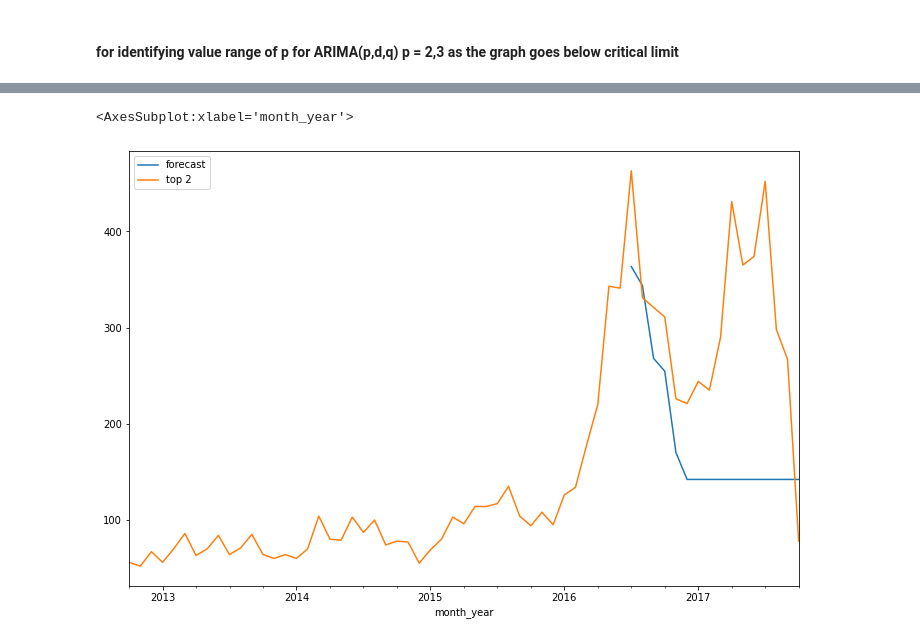
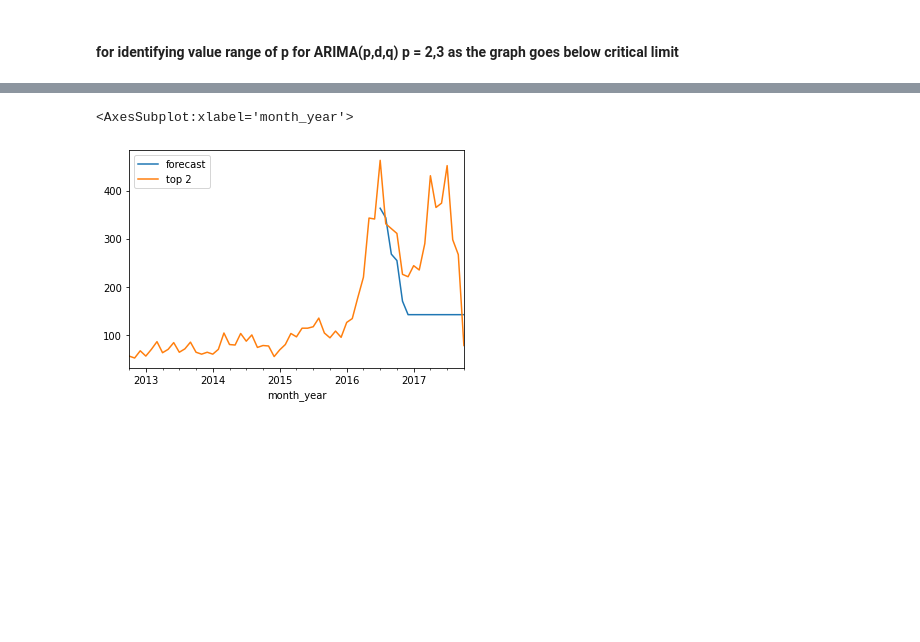
Before and after one commit to akib1162100/data_science_challenge, a Jupyter notebook: DS_challenge.ipynb, the cells around one changed output, grey strips where cells are left out. Drawn from its saved outputs; the diff is of its cells as text; code cells hidden in the pictures; blank space fills up the shorter version.

```diff
--- a/DS_challenge.ipynb
+++ b/DS_challenge.ipynb
@@ -880,8 +786,8 @@ analysis_model1[['forecast','top 1']].plot(figsize=(12,8))
 # %%
-analysis_model2 = analysis2
+analysis_model2 = analysis2.copy()
 analysis_model2['forecast'] = model_top2_fit.predict(start=45,end=61,dynamic=True)
-analysis_model2[['forecast','top 2']].plot(figsize=(12,8))
+analysis_model2[['forecast','top 2']].plot()
 # %% [output]
 <AxesSubplot:xlabel='month_year'>
-[figure, old version]
+[figure, new version]
 # %%
```
Also changed, not shown: parts of 77 cells of this notebook, 2 other files.
